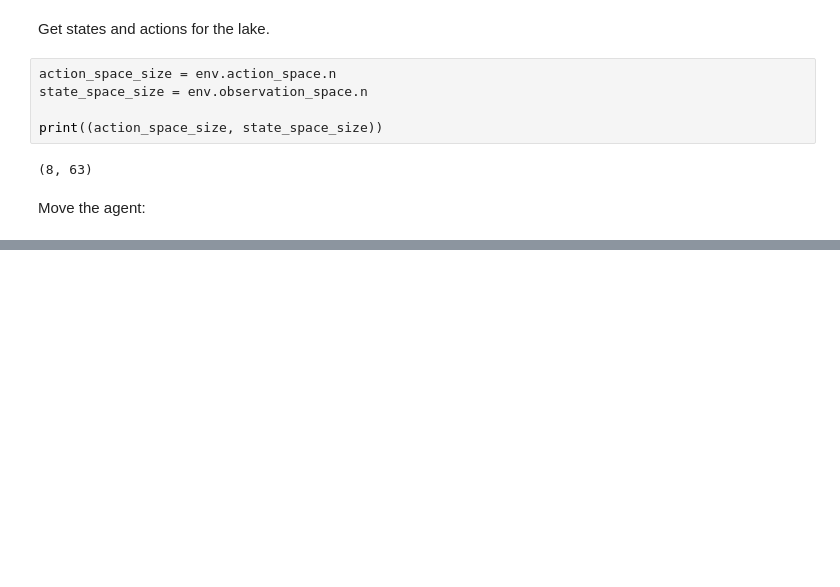
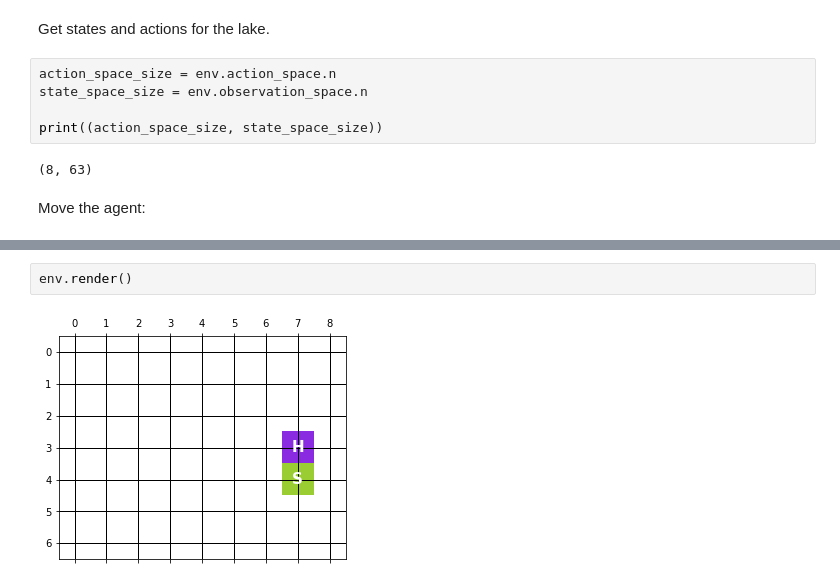
Before and after one commit to FranRosem/SI-Assignment-06, a Jupyter notebook: Assignment-06.ipynb, the cells around one changed output, grey strips where cells are left out. Cells and saved outputs as stored; diff of their text form; blank space fills up the shorter version.

```diff
--- a/Assignment-06.ipynb
+++ b/Assignment-06.ipynb
@@ -270,0 +380,4 @@ env.render()
+# %%
+env.render()
+# %% [output]
+[figure, added]
```
Also changed, not shown: parts of 9 cells of this notebook.
